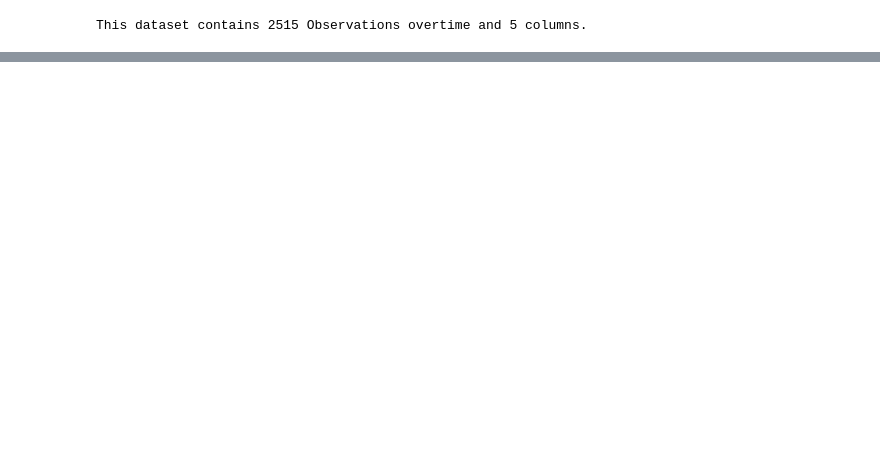
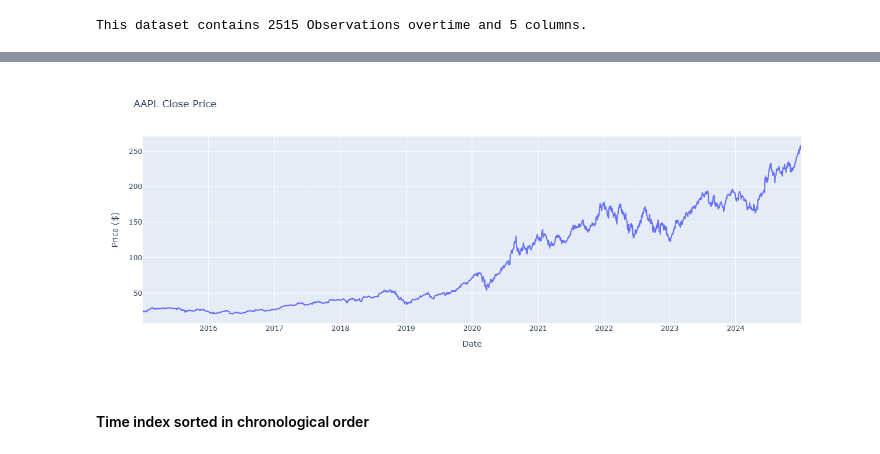
Before and after one commit to akhil1020/Apple-stock-price-forecasting, a Jupyter notebook: APPLE_Stock_Price_Forecasting.ipynb, the cells around one changed output, grey strips where cells are left out. Cells and saved outputs as stored; diff of their text form; code cells hidden in the pictures; blank space fills up the shorter version.

```diff
--- a/APPLE_Stock_Price_Forecasting.ipynb
+++ b/APPLE_Stock_Price_Forecasting.ipynb
@@ -31,0 +20,4 @@ df.head(10)  ## loading top 10 observation from the datase
+# %%
+df.columns = ['_'.join(col).strip() for col in df.columns.values]
+# Check the new columns
+print(df.columns)
@@ -36,0 +170,8 @@ This dataset contains 2515 Observations overtime and 5 columns.
+# %%
+import plotly.express as px
+
+fig = px.line(df, x=df.index, y='Close_AAPL', title='AAPL Close Price')
+fig.update_layout(width=900, height=500, xaxis_title='Date', yaxis_title='Price ($)')
+fig.show()
+# %% [output]
+[figure, added]
@@ -36,0 +185,2 @@ This dataset contains 2515 Observations overtime and 5 columns.
+# %% [markdown]
+#### Time index sorted in chronological order
```
Also changed, not shown: parts of 20 cells of this notebook, 3 other files.
